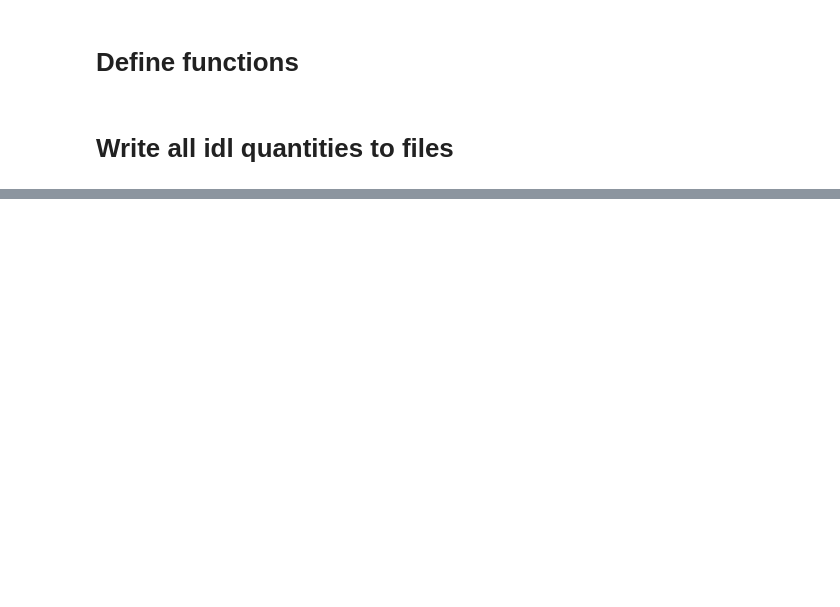
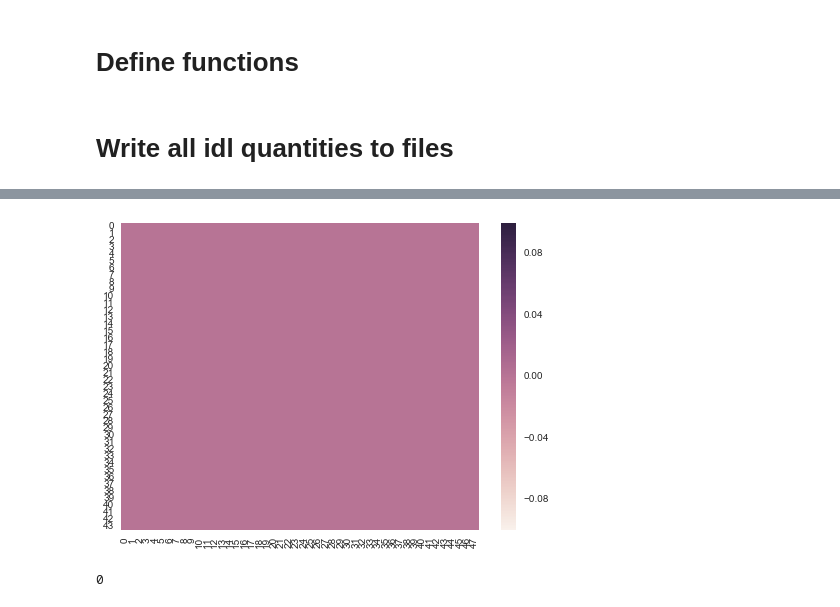
Before and after one commit to jensv/relative_canonical_helicity, a Jupyter notebook: write_delaunay_mesh_to_vtk.ipynb, the cells around one changed output, grey strips where cells are left out. Cells and saved outputs as stored; diff of their text form; code cells hidden in the pictures; blank space fills up the shorter version.

```diff
--- a/write_delaunay_mesh_to_vtk.ipynb
+++ b/write_delaunay_mesh_to_vtk.ipynb
@@ -127,0 +253,23 @@ save_idl_quantity_to_unstructured_grids('n', 'n', '2016-07-26',
+# %%
+bx_triangulation, bx_interpolators = give_delaunay_and_interpolator(bx_all_planes)
+by_triangulation, by_interpolators = give_delaunay_and_interpolator(by_all_planes)
+bz_triangulation, bz_interpolators = give_delaunay_and_interpolator(bz_all_planes)
+# %%
+x_min = -0.026
+x_max = 0.024
+y_min = -0.02
+y_max = 0.028
+z_min = 0.249
+z_max = 0.416
+spatial_increment = 0.001
+mesh = np.meshgrid(np.linspace(x_min, x_max, np.ceil((x_max-x_min)/spatial_increment)),
+                   np.linspace(y_min, y_max, np.ceil((y_max-y_min)/spatial_increment)),
+                   np.linspace(z_min, z_max, np.ceil((z_max-z_min)/spatial_increment)))
+# %%
+date = '2016-07-29'
+bx_derivative_meshes = triangulate_derivatives(mesh, bx_triangulation, bx_interpolators,
+                                               increment=0.0000001)
+mesh, bx_derivative_meshes = remove_edges(mesh, bx_derivative_meshes)
+x, y, z, dbx_all_time = prepare_for_rectilinear_grid(mesh, bx_derivative_meshes,
+                                                     ['dbx_dx', 'dbx_dy', 'dbx_dz'])
+write_derivatives_to_structured_mesh(date, 'dbx', mesh, x, y, z, dbx_all_time)
@@ -127,0 +298,8 @@ save_idl_quantity_to_unstructured_grids('n', 'n', '2016-07-26',
+# %%
+date = '2016-07-29'
+by_derivative_meshes = triangulate_derivatives(mesh, by_triangulation, by_interpolators,
+                                               increment=0.0000001)
+mesh, by_derivative_meshes = remove_edges(mesh, by_derivative_meshes)
+x, y, z, dby_all_time = prepare_for_rectilinear_grid(mesh, by_derivative_meshes,
+                                                     ['dby_dx', 'dby_dy', 'dby_dz'])
+write_derivatives_to_structured_mesh(date, 'dby', mesh, x, y, z, dby_all_time)
@@ -127,0 +324,9 @@ save_idl_quantity_to_unstructured_grids('n', 'n', '2016-07-26',
+# %%
+sns.heatmap(np.isnan(by_derivative_meshes[5][2][:,:,0]))
+plt.show()
+# %% [output]
+[figure, added]
+# %%
+print np.sum(np.isnan(by_derivative_meshes[0][0][:,:,:]))
+# %% [output]
+0
```
Also changed, not shown: parts of 26 cells of this notebook.
